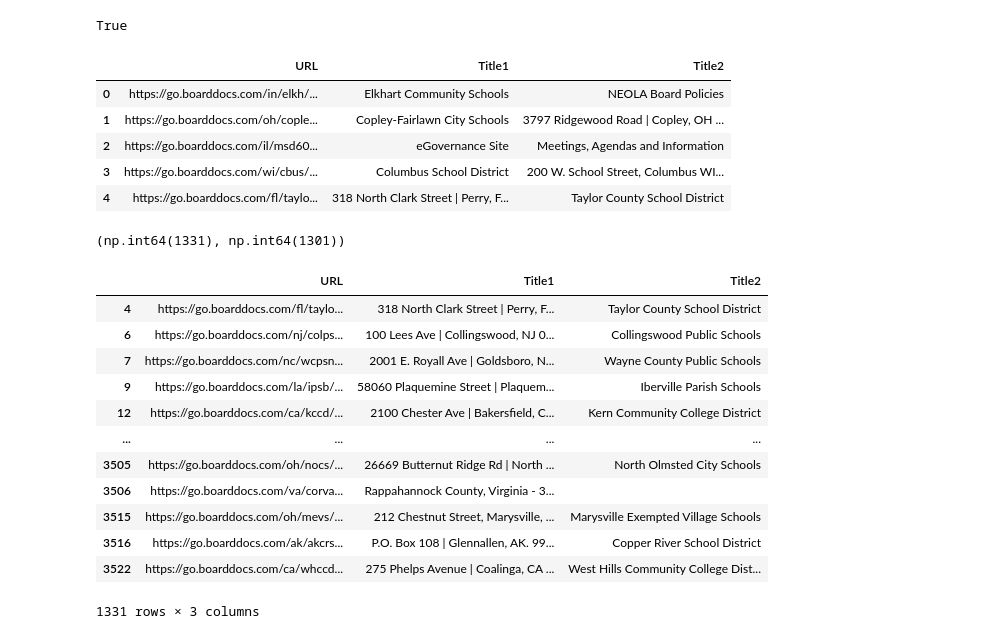
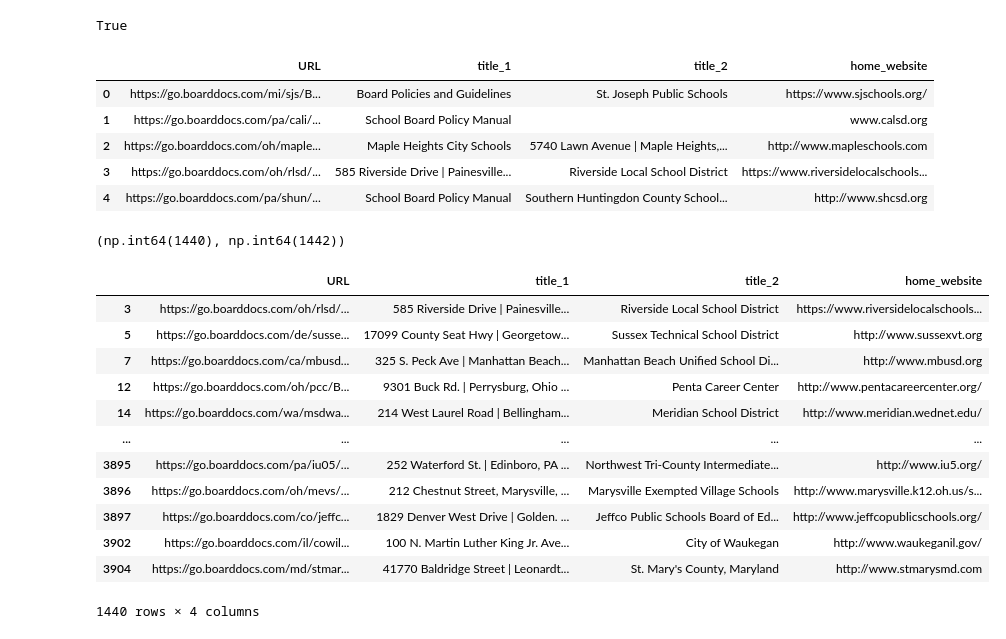
Before and after one commit to audrey-tan/cepr_boarddocs, a Jupyter notebook: deliverable1/visit_boarddocs.ipynb, the cells around one changed output. Cells and saved outputs as stored; diff of their text form; code cells hidden in the pictures.

```diff
--- a/deliverable1/visit_boarddocs.ipynb
+++ b/deliverable1/visit_boarddocs.ipynb
@@ -31,21 +35,23 @@ def get_site_titles(url, timeout=10):
             # Extract the site titles
             site_title1 = soup.find(id='SiteTitle1')
             site_title2 = soup.find(id='SiteTitle2')
+            navigation_link = soup.find(id='btn-home-nav')
             return (
                 site_title1.text if site_title1 else None,
-                site_title2.text if site_title2 else None
+                site_title2.text if site_title2 else None,
+                navigation_link.get("href") if navigation_link else None,
             )
         else:
             # Handle non-200 responses
-            return None, None
+            return None, None, None
     except requests.exceptions.Timeout:
         # Handle timeout specifically
         print(f"Timeout occurred while fetching {url}")
-        return None, None
+        return None, None, None
     except requests.exceptions.RequestException as e:
         # Handle other request exceptions
         print(f"Error occurred while fetching {url}: {e}")
-        return None, None
+        return None, None, None
 # %%
 from concurrent.futures import ThreadPoolExecutor, as_completed
 from tqdm import tqdm
@@ -79,7 +104,7 @@ len(results)
 # keep rerunning this cell until there are no more timeouts
 # feel free to change the timeout
 
-error_urls = [url for url, result in results.items() if result == (None, None)]
+error_urls = [url for url, result in results.items() if result == (None, None, None)]
 for url in tqdm(error_urls):
     results[url] = get_site_titles(url, timeout=40)
 # %% [output]
@@ -122,17 +147,15 @@ True
 # create a sample for Tom first
 # get those with postcodes
 
-import re
-
 # Create a DataFrame from the results dictionary
-results_df = pd.DataFrame.from_dict(results, orient='index', columns=['Title1', 'Title2']).reset_index()
+results_df = pd.DataFrame.from_dict(results, orient='index', columns=['title_1', 'title_2', 'home_website']).reset_index()
 results_df.rename(columns={'index': 'URL'}, inplace=True)
 results_df.head()
 # %% [output]
-|  | URL | Title1 | Title2 |
-| 0 | https://go.boarddocs.com/in/elkh/... | Elkhart Community Schools | NEOLA Board Policies |
-| 1 | https://go.boarddocs.com/oh/cople... | Copley-Fairlawn City Schools | 3797 Ridgewood Road | Copley, OH ... |
-| 2 | https://go.boarddocs.com/il/msd60... | eGovernance Site | Meetings, Agendas and Information |
-| 3 | https://go.boarddocs.com/wi/cbus/... | Columbus School District | 200 W. School Street, Columbus WI... |
-| 4 | https://go.boarddocs.com/fl/taylo... | 318 North Clark Street | Perry, F... | Taylor County School District |
+|  | URL | title_1 | title_2 | home_website |
+| 0 | https://go.boarddocs.com/mi/sjs/B... | Board Policies and Guidelines | St. Joseph Public Schools | https://www.sjschools.org/ |
+| 1 | https://go.boarddocs.com/pa/cali/... | School Board Policy Manual |  | www.calsd.org |
+| 2 | https://go.boarddocs.com/oh/maple... | Maple Heights City Schools | 5740 Lawn Avenue | Maple Heights,... | http://www.mapleschools.com |
+| 3 | https://go.boarddocs.com/oh/rlsd/... | 585 Riverside Drive | Painesville... | Riverside Local School District | https://www.riversidelocalschools... |
+| 4 | https://go.boarddocs.com/pa/shun/... | School Board Policy Manual | Southern Huntingdon County School... | http://www.shcsd.org |
 # %%
@@ -141,31 +165,31 @@ results_df.to_csv('prelim_results.csv', index=False)
 # Define a regex pattern to match a 5-digit zip code
 zip_code_pattern = r'\b\d{5}\b'
 
-# Find rows where Title1 has a 5-digit zip code
-title1_zip_count = results_df['Title1'].str.contains(zip_code_pattern, na=False).sum()
+# Find rows where title_1 has a 5-digit zip code
+title1_zip_count = results_df['title_1'].str.contains(zip_code_pattern, na=False).sum()
 
-# Find rows where Title2 has a 5-digit zip code
-title2_zip_count = results_df['Title2'].str.contains(zip_code_pattern, na=False).sum()
+# Find rows where title_2 has a 5-digit zip code
+title2_zip_count = results_df['title_2'].str.contains(zip_code_pattern, na=False).sum()
 
 title1_zip_count, title2_zip_count
 # %% [output]
-(np.int64(1331), np.int64(1301))
+(np.int64(1440), np.int64(1442))
 # %%
-# Filter rows where Title1 has a 5-digit zip code
-rows_with_zip_in_title1 = results_df[results_df['Title1'].str.contains(zip_code_pattern, na=False)]
+# Filter rows where title_1 has a 5-digit zip code
+rows_with_zip_in_title1 = results_df[results_df['title_1'].str.contains(zip_code_pattern, na=False)]
 rows_with_zip_in_title1
 # %% [output]
-|  | URL | Title1 | Title2 |
-| 4 | https://go.boarddocs.com/fl/taylo... | 318 North Clark Street | Perry, F... | Taylor County School District |
-| 6 | https://go.boarddocs.com/nj/colps... | 100 Lees Ave | Collingswood, NJ 0... | Collingswood Public Schools |
-| 7 | https://go.boarddocs.com/nc/wcpsn... | 2001 E. Royall Ave | Goldsboro, N... | Wayne County Public Schools |
-| 9 | https://go.boarddocs.com/la/ipsb/... | 58060 Plaquemine Street | Plaquem... | Iberville Parish Schools |
-| 12 | https://go.boarddocs.com/ca/kccd/... | 2100 Chester Ave | Bakersfield, C... | Kern Community College District |
-| ... | ... | ... | ... |
-| 3505 | https://go.boarddocs.com/oh/nocs/... | 26669 Butternut Ridge Rd | North ... | North Olmsted City Schools |
-| 3506 | https://go.boarddocs.com/va/corva... | Rappahannock County, Virginia - 3... |  |
-| 3515 | https://go.boarddocs.com/oh/mevs/... | 212 Chestnut Street, Marysville, ... | Marysville Exempted Village Schools |
-| 3516 | https://go.boarddocs.com/ak/akcrs... | P.O. Box 108 | Glennallen, AK. 99... | Copper River School District |
-| 3522 | https://go.boarddocs.com/ca/whccd... | 275 Phelps Avenue | Coalinga, CA ... | West Hills Community College Dist... |
+|  | URL | title_1 | title_2 | home_website |
+| 3 | https://go.boarddocs.com/oh/rlsd/... | 585 Riverside Drive | Painesville... | Riverside Local School District | https://www.riversidelocalschools... |
+| 5 | https://go.boarddocs.com/de/susse... | 17099 County Seat Hwy | Georgetow... | Sussex Technical School District | http://www.sussexvt.org |
+| 7 | https://go.boarddocs.com/ca/mbusd... | 325 S. Peck Ave | Manhattan Beach... | Manhattan Beach Unified School Di... | http://www.mbusd.org |
+| 12 | https://go.boarddocs.com/oh/pcc/B... | 9301 Buck Rd. | Perrysburg, Ohio ... | Penta Career Center | http://www.pentacareercenter.org/ |
+| 14 | https://go.boarddocs.com/wa/msdwa... | 214 West Laurel Road | Bellingham... | Meridian School District | http://www.meridian.wednet.edu/ |
+| ... | ... | ... | ... | ... |
+| 3895 | https://go.boarddocs.com/pa/iu05/... | 252 Waterford St. | Edinboro, PA ... | Northwest Tri-County Intermediate... | http://www.iu5.org/ |
+| 3896 | https://go.boarddocs.com/oh/mevs/... | 212 Chestnut Street, Marysville, ... | Marysville Exempted Village Schools | http://www.marysville.k12.oh.us/s... |
+| 3897 | https://go.boarddocs.com/co/jeffc... | 1829 Denver West Drive | Golden. ... | Jeffco Public Schools Board of Ed... | http://www.jeffcopublicschools.org/ |
+| 3902 | https://go.boarddocs.com/il/cowil... | 100 N. Martin Luther King Jr. Ave... | City of Waukegan | http://www.waukeganil.gov/ |
+| 3904 | https://go.boarddocs.com/md/stmar... | 41770 Baldridge Street | Leonardt... | St. Mary's County, Maryland | http://www.stmarysmd.com |
-1331 rows × 3 columns
+1440 rows × 4 columns
 # %%
```
Also changed, not shown: parts of 12 cells of this notebook, 8 other files.
